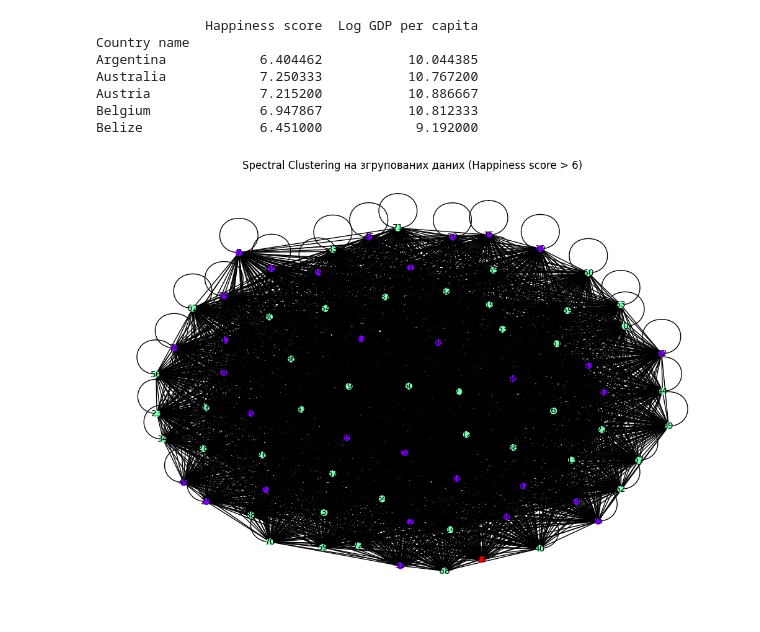
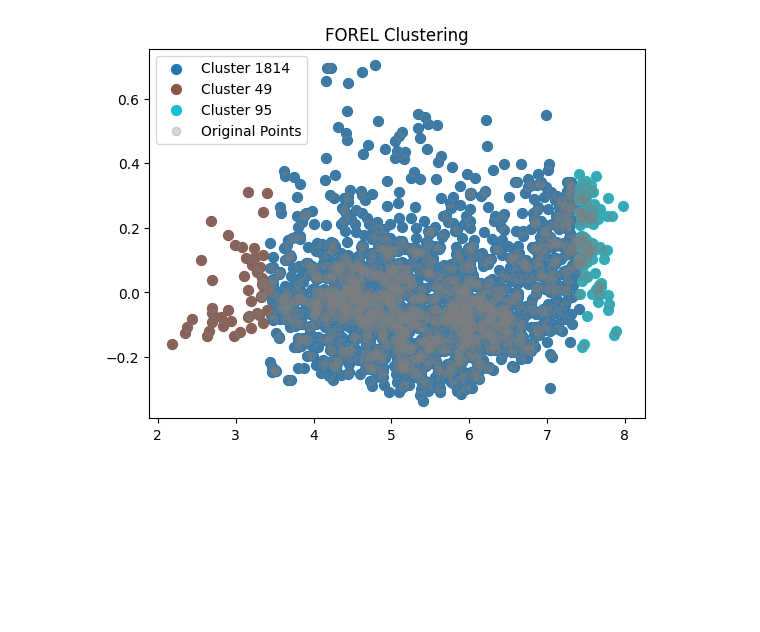
Before and after one commit to MaximKucheriaviy/labNUFT, a Jupyter notebook: VBA/lab8/lab8.ipynb, the cells around one changed output. Cells and saved outputs as stored; diff of their text form; code cells hidden in the pictures; blank space fills up the shorter version.

Commit message:
clusters

```diff
--- a/VBA/lab8/lab8.ipynb
+++ b/VBA/lab8/lab8.ipynb
@@ -10,41 +1,61 @@ import pandas as pd
 # %%
 # Завантаження даних
+
+import pandas as pd
+import numpy as np
+import matplotlib.pyplot as plt
+
+# Алгоритм FOREL
+
 whr = pd.read_csv("whr.csv").dropna()
 
-# Вибірка країн з Happiness score > 6
-filtered_data = whr[whr['Happiness score'] > 6]
+selected_data = whr[[ 'Happiness score', 'Generosity']]
 
-# Групування по середньому значенню Happiness score та Log GDP per capita
-grouped_data = filtered_data.groupby('Country name')[['Happiness score', 'Log GDP per capita']].mean()
+data = selected_data.values
 
-# Визуалізація результату групування
-print(grouped_data.head())
 
-# Створення матриці схожості
-X = grouped_data[['Log GDP per capita', 'Happiness score']].values
-similarity_matrix = cosine_similarity(X)
+def forel(data, radius):
+    clusters = []
+    unvisited_points = data.copy()
 
-# Створення графа на основі схожості
-G = nx.from_numpy_array(similarity_matrix)
+    while len(unvisited_points) > 0:
+        # Вибір початкової точки (випадково)
+        center = unvisited_points[np.random.randint(len(unvisited_points))]
 
-# Кластеризація
-clustering = SpectralClustering(n_clusters=3, affinity='precomputed', random_state=42)
-labels = clustering.fit_predict(similarity_matrix)
+        while True:
+            # Визначення точок у сфері радіуса R
+            distances = np.linalg.norm(unvisited_points - center, axis=1)
+            cluster_points = unvisited_points[distances <= radius]
 
-# Розташування вузлів
-pos = nx.spring_layout(G, seed=42)
+            # Обчислення нового центра тяжіння
+            new_center = cluster_points.mean(axis=0)
 
-# Візуалізація графа
-plt.figure(figsize=(10, 7))
-nx.draw(G, pos, node_color=labels, with_labels=True, cmap=plt.cm.rainbow, node_size=50, font_size=10)
-plt.title("Spectral Clustering на згрупованих даних (Happiness score > 6)")
+            # Якщо центр більше не змінюється, виходимо з ітерації
+            if np.allclose(center, new_center):
+                break
+            center = new_center
+
+        # Додаємо новий кластер
+        clusters.append(cluster_points)
+
+        # Видаляємо оброблені точки з невідвіданих
+        unvisited_points = unvisited_points[distances > radius]
+
+    return clusters
+
+
+radius = 2
+clusters = forel(data, radius)
+
+
+colors = plt.cm.tab10(np.linspace(0, 1, len(clusters)))
+for cluster, color in zip(clusters, colors):
+    cluster = np.array(cluster)
+    plt.scatter(cluster[:, 0], cluster[:, 1], s=50, color=color, label=f"Cluster {len(cluster)}")
+
+plt.scatter(data[:, 0], data[:, 1], c='gray', alpha=0.3, label="Original Points")
+plt.legend()
+plt.title("FOREL Clustering")
 plt.show()
 # %% [output]
-              Happiness score  Log GDP per capita
-Country name
-Argentina            6.404462           10.044385
-Australia            7.250333           10.767200
-Austria              7.215200           10.886667
-Belgium              6.947867           10.812333
-Belize               6.451000            9.192000
-[figure, old version]
+[figure, new version]
```
Also changed, not shown: parts of 3 cells of this notebook.
